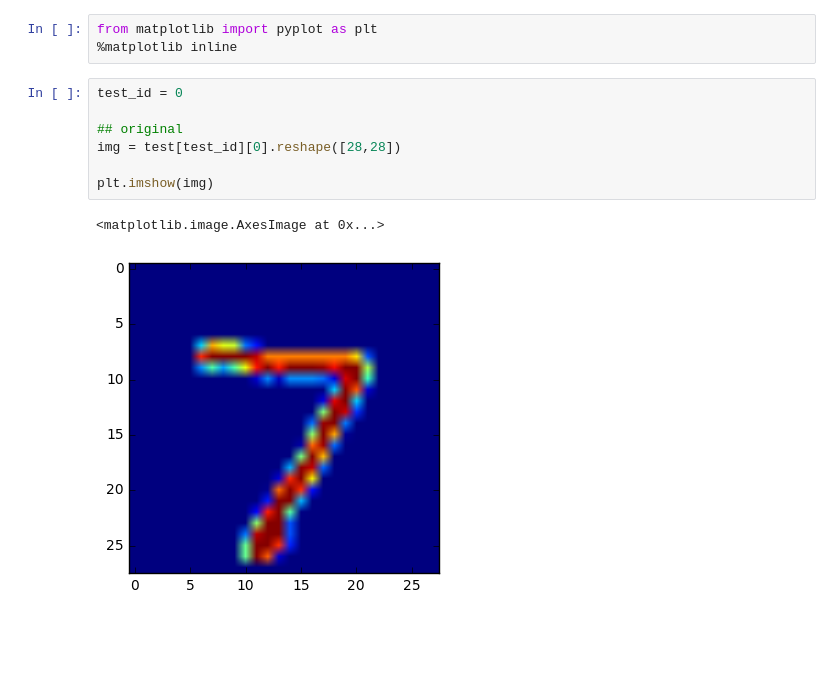
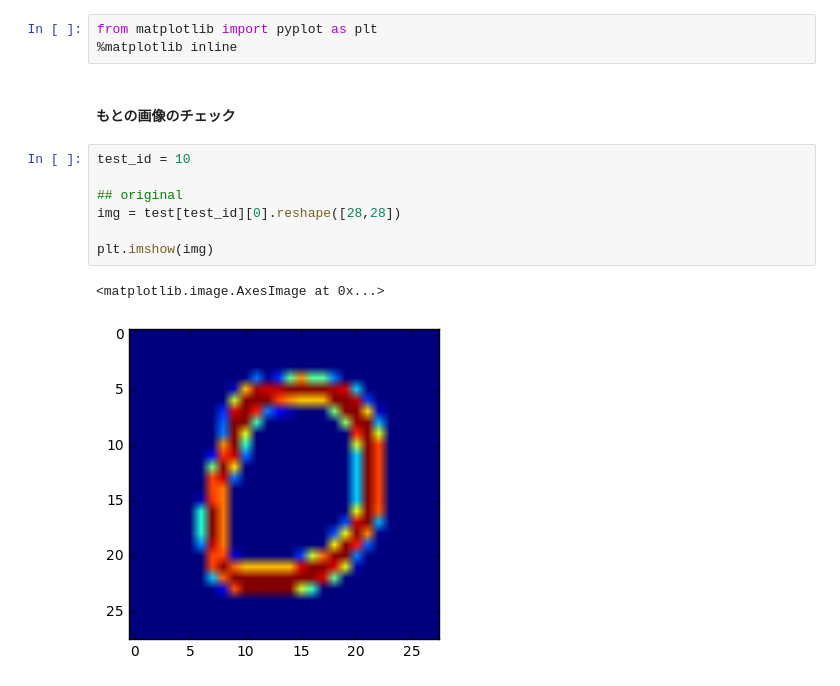
Before and after one commit to LittleWat/CommonRepresentationLearning, a Jupyter notebook: CorrNet.ipynb, the cells around one changed output. Drawn from its saved outputs; the diff is of its cells as text; blank space fills up the shorter version.

```diff
--- a/CorrNet.ipynb
+++ b/CorrNet.ipynb
@@ -233,13 +247,15 @@ epoch       main/loss   validation/main/loss  main/accuracy  validation/main/acc
 # %%
 from matplotlib import pyplot as plt
 %matplotlib inline
+# %% [markdown]
+#### もとの画像のチェック
 # %%
-test_id = 0
+test_id = 10
 
 ## original
 img = test[test_id][0].reshape([28,28])
 
 plt.imshow(img)
 # %% [output]
 <matplotlib.image.AxesImage at 0x...>
-[figure, old version]
+[figure, new version]
```
Also changed, not shown: parts of 19 cells of this notebook.
